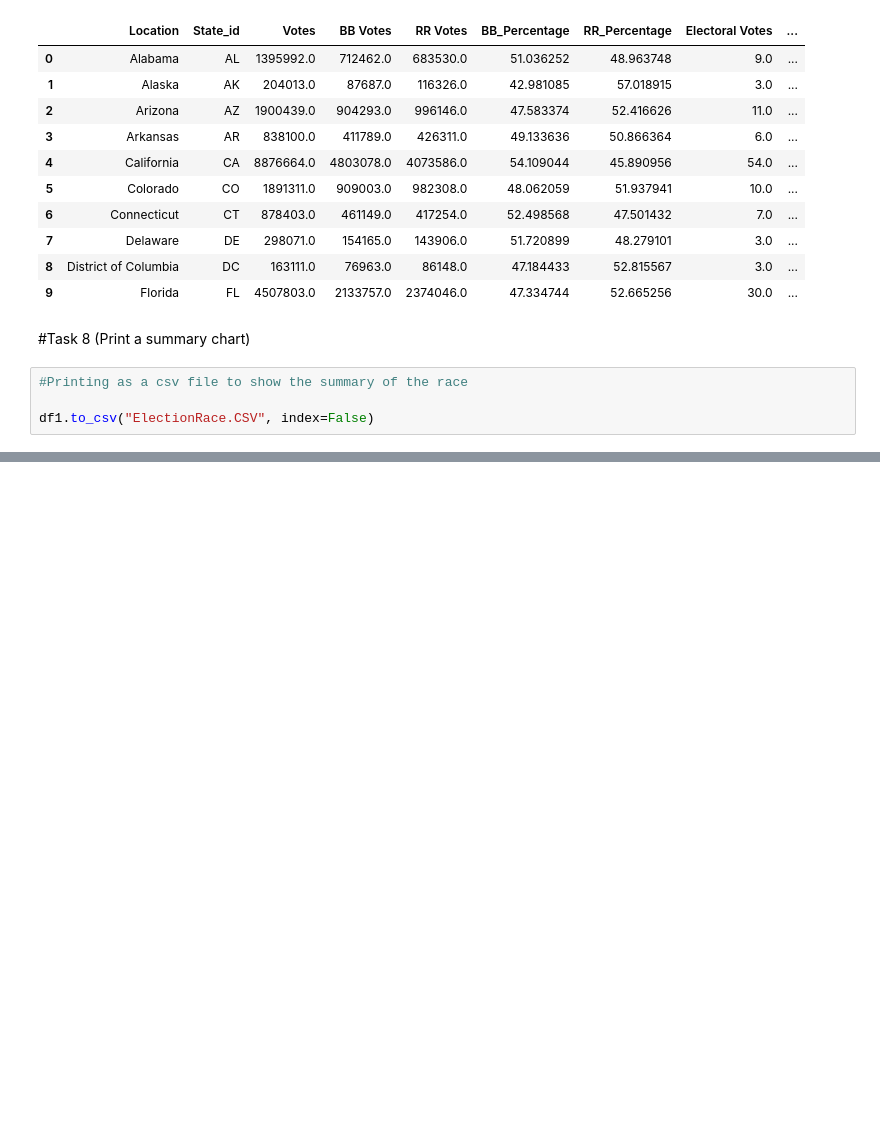
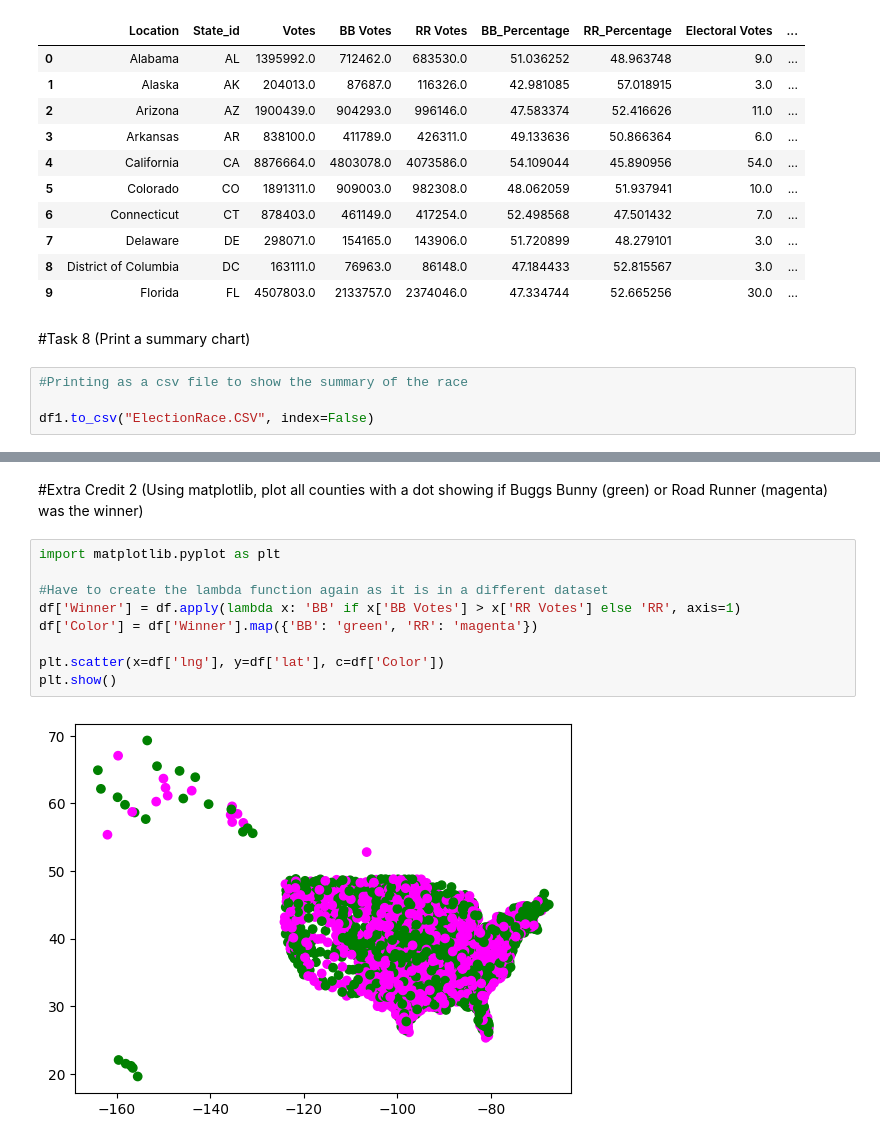
Before and after one commit to winesther23/CMPSC-132-Project-2, a Jupyter notebook: Project_2.ipynb, the cells around one changed output, grey strips where cells are left out. Drawn from its saved outputs; the diff is of its cells as text; blank space fills up the shorter version.

```diff
--- a/Project_2.ipynb
+++ b/Project_2.ipynb
@@ -237,0 +289,13 @@ df1.to_csv("ElectionRace.CSV", index=False)
+# %% [markdown]
+#Extra Credit 2 (Using matplotlib, plot all counties with a dot showing if Buggs Bunny (green) or Road Runner (magenta) was the winner)
+# %%
+import matplotlib.pyplot as plt
+
+#Have to create the lambda function again as it is in a different dataset
+df['Winner'] = df.apply(lambda x: 'BB' if x['BB Votes'] > x['RR Votes'] else 'RR', axis=1)
+df['Color'] = df['Winner'].map({'BB': 'green', 'RR': 'magenta'})
+
+plt.scatter(x=df['lng'], y=df['lat'], c=df['Color'])
+plt.show()
+# %% [output]
+[figure, added]
```
Also changed, not shown: parts of 9 cells of this notebook.
